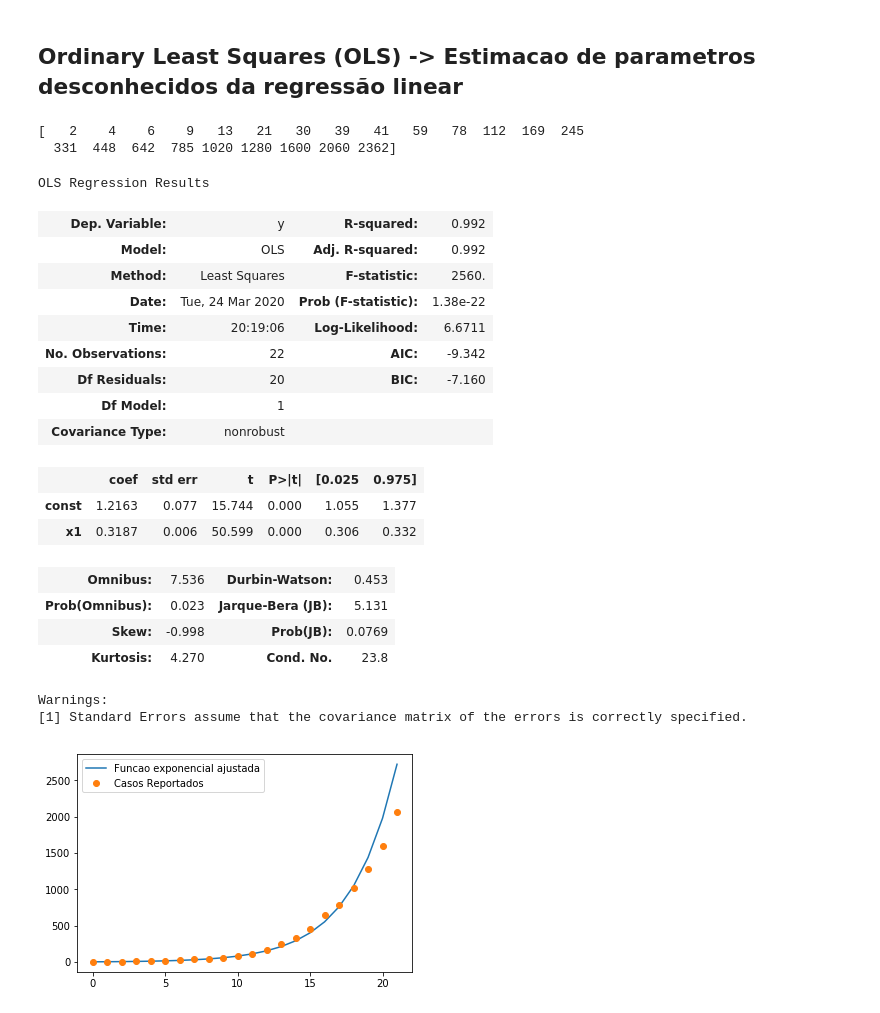
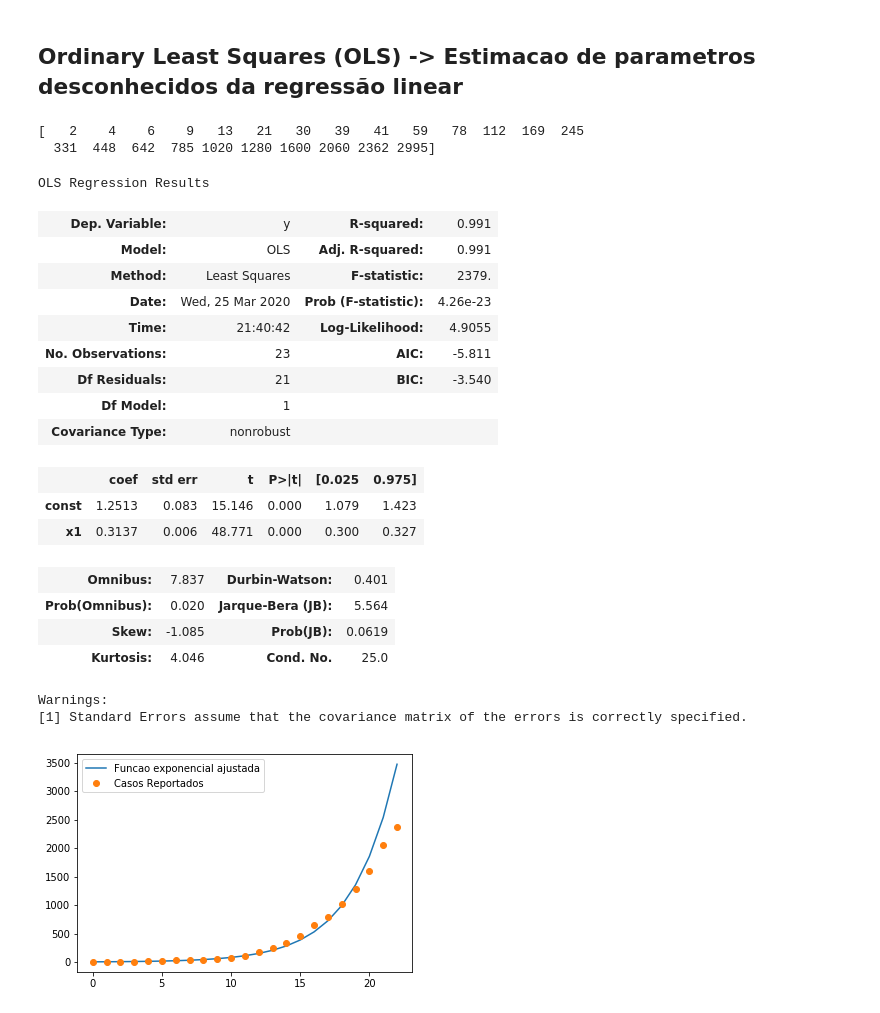
Before and after one commit to DuarteAndre/Covid-19_visualizacao_dados, a Jupyter notebook: Meus_testes_COVID.ipynb, the cells around one changed output. Drawn from its saved outputs; the diff is of its cells as text; code cells hidden in the pictures.

```diff
--- a/Meus_testes_COVID.ipynb
+++ b/Meus_testes_COVID.ipynb
@@ -134,48 +134,48 @@ df_data[['obitos']].plot(kind='line', title='Evolucao dos obitos', linestyle='--
 # %% [markdown]
 ## Ordinary Least Squares (OLS) -> Estimacao de parametros desconhecidos da regressão linear
 # %%
-confir = np.array([2, 4, 6, 9, 13, 21, 30, 39, 41, 59, 78, 112, 169, 245, 331, 448, 642, 785, 1020, 1280, 1600, 2060, 2362])
+confir = np.array([2, 4, 6, 9, 13, 21, 30, 39, 41, 59, 78, 112, 169, 245, 331, 448, 642, 785, 1020, 1280, 1600, 2060, 2362, 2995])
 # %%
 print (confir)
 # %% [output]
 [   2    4    6    9   13   21   30   39   41   59   78  112  169  245
-  331  448  642  785 1020 1280 1600 2060 2362]
+  331  448  642  785 1020 1280 1600 2060 2362 2995]
 # %%
 x = np.arange(len(confir))
 x = add_constant(x)
 # %%
-modelo = OLS(np.log(confir[:22]), x[:22])
+modelo = OLS(np.log(confir[:23]), x[:23])
 # %%
 resultado = modelo.fit()
 # %%
 resultado.summary()
 # %% [output]
 OLS Regression Results
-| Dep. Variable: | y | R-squared: | 0.992 |
-| Model: | OLS | Adj. R-squared: | 0.992 |
-| Method: | Least Squares | F-statistic: | 2560. |
-| Date: | Tue, 24 Mar 2020 | Prob (F-statistic): | 1.38e-22 |
-| Time: | 20:19:06 | Log-Likelihood: | 6.6711 |
-| No. Observations: | 22 | AIC: | -9.342 |
-| Df Residuals: | 20 | BIC: | -7.160 |
+| Dep. Variable: | y | R-squared: | 0.991 |
+| Model: | OLS | Adj. R-squared: | 0.991 |
+| Method: | Least Squares | F-statistic: | 2379. |
+| Date: | Wed, 25 Mar 2020 | Prob (F-statistic): | 4.26e-23 |
+| Time: | 21:40:42 | Log-Likelihood: | 4.9055 |
+| No. Observations: | 23 | AIC: | -5.811 |
+| Df Residuals: | 21 | BIC: | -3.540 |
 | Df Model: | 1 |  |  |
 | Covariance Type: | nonrobust |  |  |
 |  | coef | std err | t | P>|t| | [0.025 | 0.975] |
-| const | 1.2163 | 0.077 | 15.744 | 0.000 | 1.055 | 1.377 |
-| x1 | 0.3187 | 0.006 | 50.599 | 0.000 | 0.306 | 0.332 |
+| const | 1.2513 | 0.083 | 15.146 | 0.000 | 1.079 | 1.423 |
+| x1 | 0.3137 | 0.006 | 48.771 | 0.000 | 0.300 | 0.327 |
-| Omnibus: | 7.536 | Durbin-Watson: | 0.453 |
-| Prob(Omnibus): | 0.023 | Jarque-Bera (JB): | 5.131 |
-| Skew: | -0.998 | Prob(JB): | 0.0769 |
-| Kurtosis: | 4.270 | Cond. No. | 23.8 |
+| Omnibus: | 7.837 | Durbin-Watson: | 0.401 |
+| Prob(Omnibus): | 0.020 | Jarque-Bera (JB): | 5.564 |
+| Skew: | -1.085 | Prob(JB): | 0.0619 |
+| Kurtosis: | 4.046 | Cond. No. | 25.0 |
 Warnings:
 [1] Standard Errors assume that the covariance matrix of the errors is correctly specified.
 # %%
 plt.plot(
-    np.exp(resultado.predict(x[:22])),
+    np.exp(resultado.predict(x[:23])),
     label="Funcao exponencial ajustada"
 )
-plt.plot(confir[:22], "o", label="Casos Reportados")
+plt.plot(confir[:23], "o", label="Casos Reportados")
 plt.legend()
 plt.show()
 # %% [output]
-[figure, old version]
+[figure, new version]
```
Also changed, not shown: parts of 9 cells of this notebook, 2 other files.
